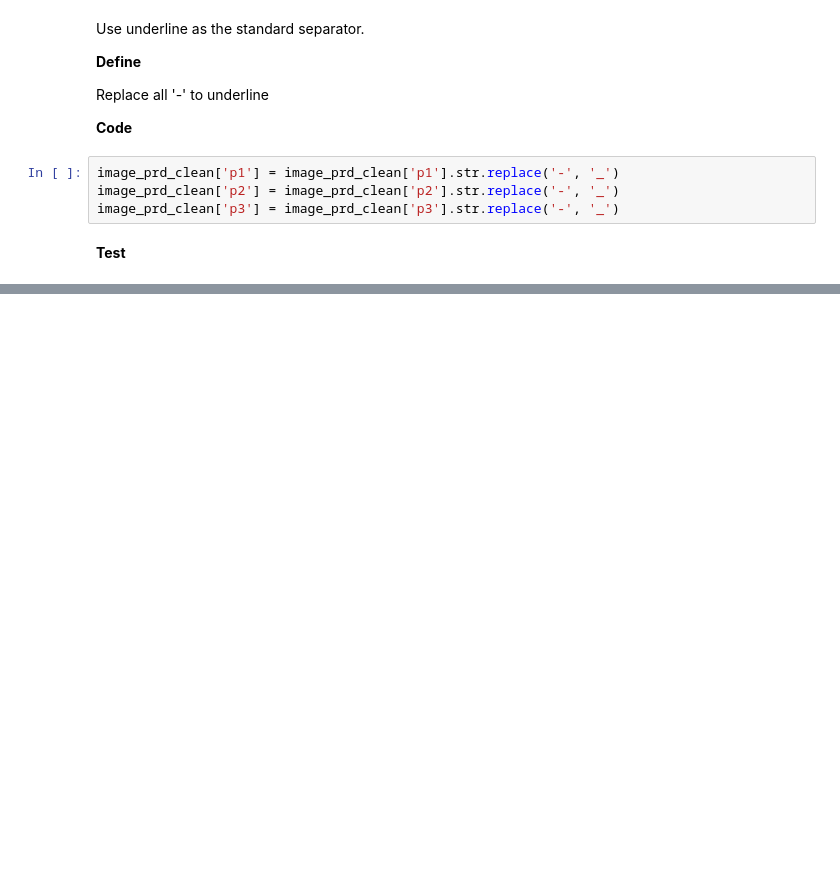
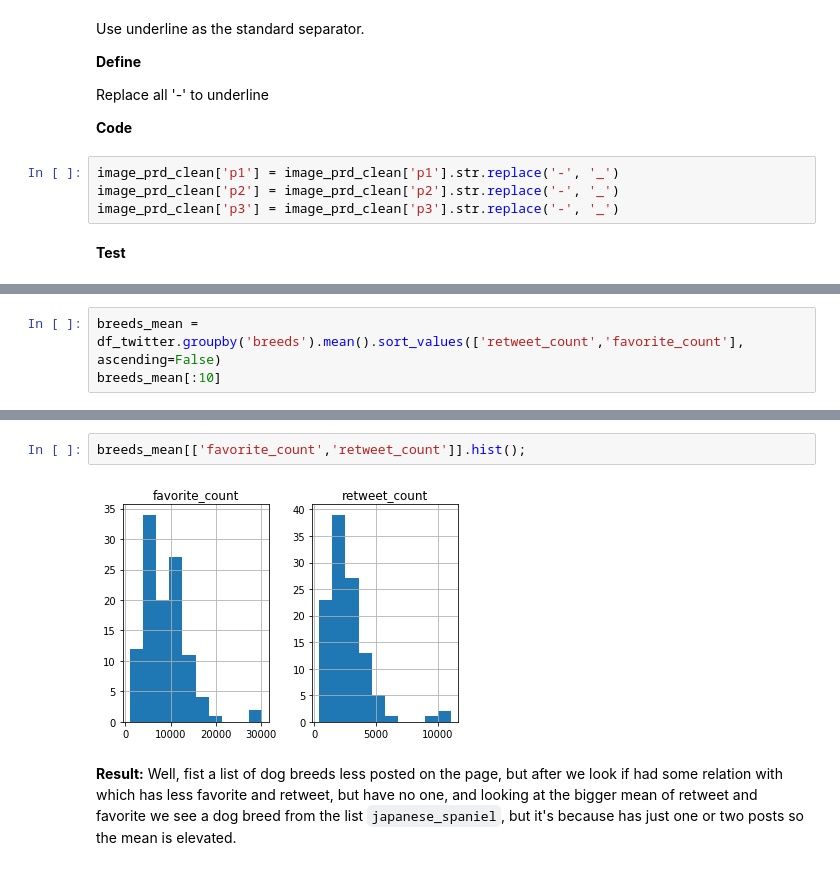
Before and after one commit to Phomint/Udacity_DataAnalysis, a Jupyter notebook: Projects/Project_4/wrangle_act.ipynb, the cells around one changed output, grey strips where cells are left out. Cells and saved outputs as stored; diff of their text form; blank space fills up the shorter version.

```diff
--- a/Projects/Project_4/wrangle_act.ipynb
+++ b/Projects/Project_4/wrangle_act.ipynb
@@ -590,0 +708,3 @@ image_prd_clean.sample(20)
+# %%
+breeds_mean = df_twitter.groupby('breeds').mean().sort_values(['retweet_count','favorite_count'], ascending=False)
+breeds_mean[:10]
@@ -590,0 +724,6 @@ image_prd_clean.sample(20)
+# %%
+breeds_mean[['favorite_count','retweet_count']].hist();
+# %% [output]
+[figure, added]
+# %% [markdown]
+**Result:** Well, fist a list of dog breeds less posted on the page, but after we look if had some relation with which has less favorite and retweet, but have no one, and looking at the bigger mean of retweet and favorite we see a dog breed from the list `japanese_spaniel`, but it's because has just one or two posts so the mean is elevated.
```
Also changed, not shown: parts of 25 cells of this notebook.
